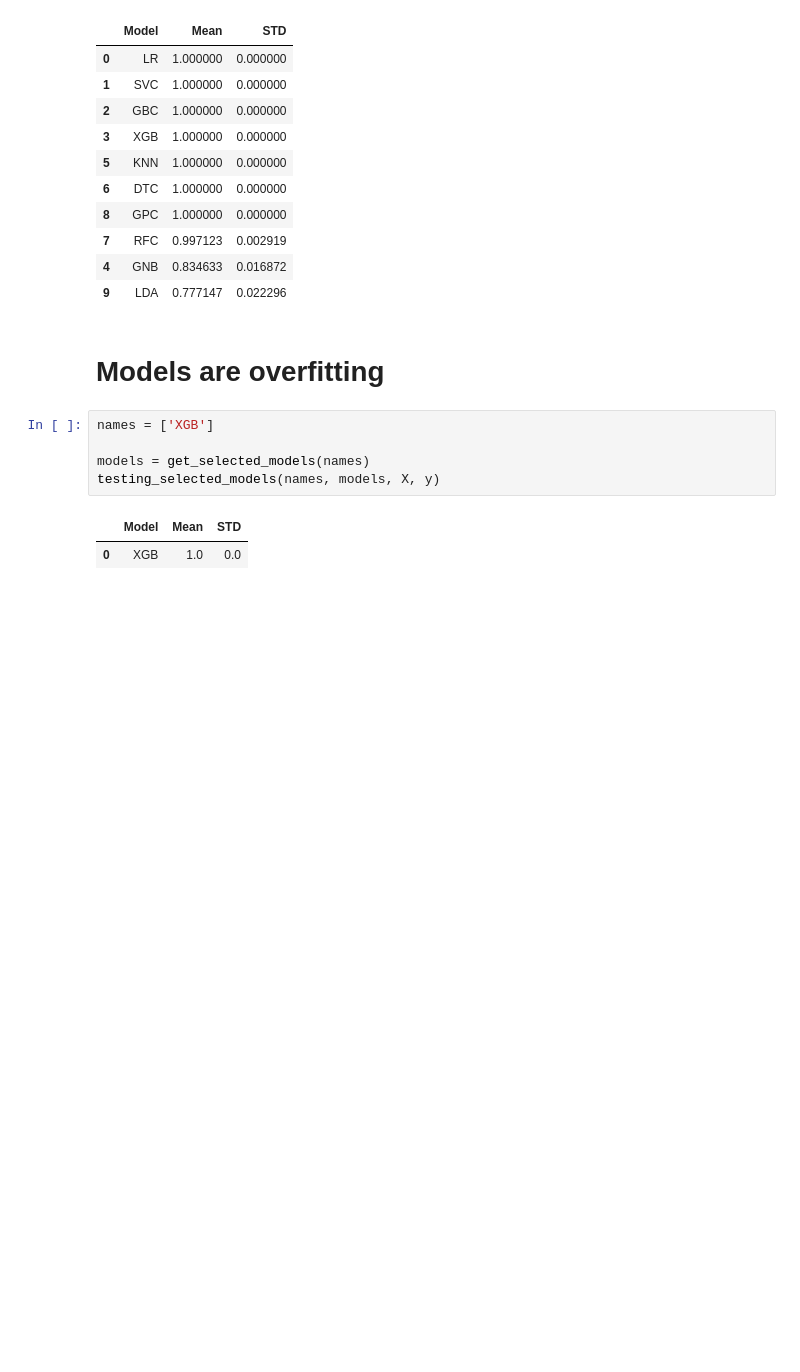
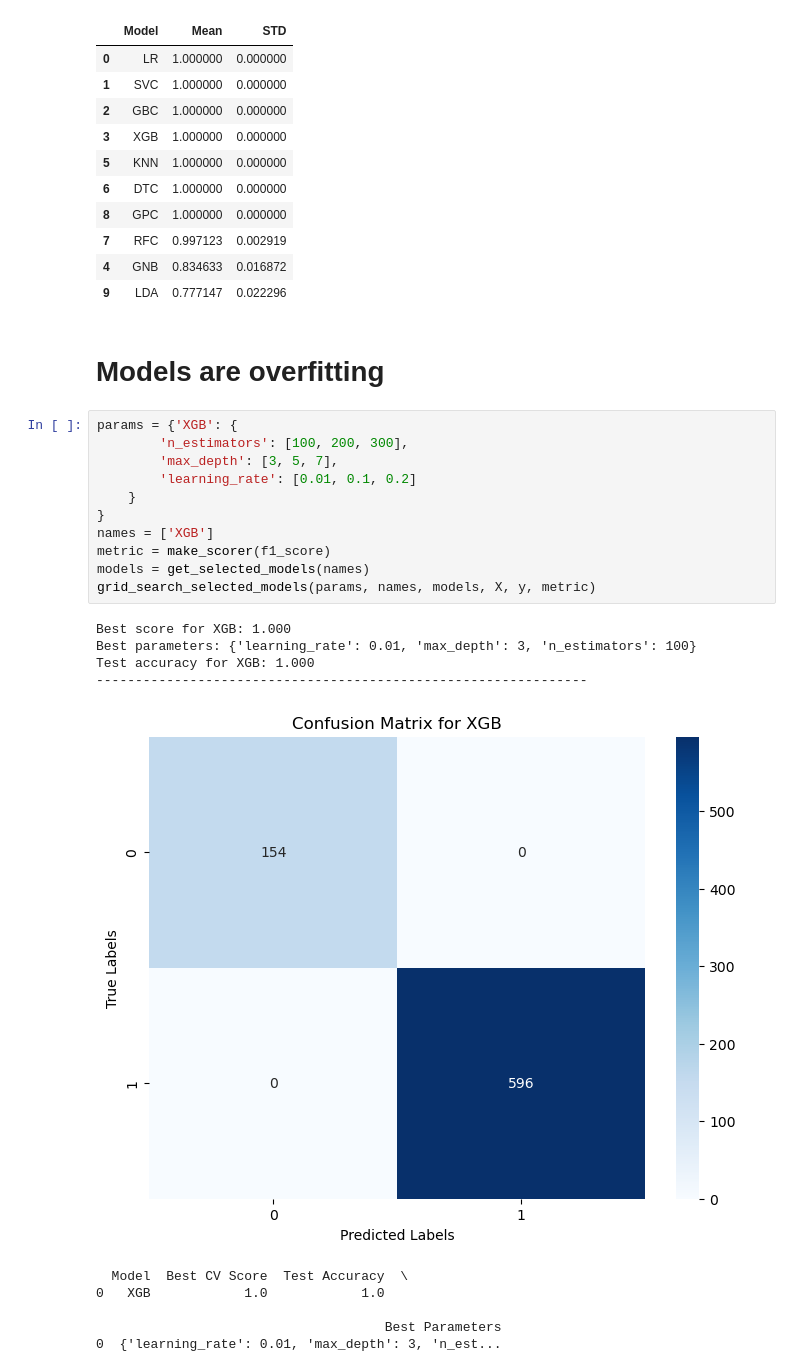
Before and after one commit to MaukanMir/Amaon-Product-Sentioment-Analysis, a Jupyter notebook: training.ipynb, the cells around one changed output. Drawn from its saved outputs; the diff is of its cells as text; blank space fills up the shorter version.

Commit message:
adding new models

```diff
--- a/training.ipynb
+++ b/training.ipynb
@@ -362,11 +360,25 @@ testing_selected_models(names, models, X, y)
 | 9 | LDA | 0.777147 | 0.022296 |
 # %% [markdown]
 # Models are overfitting
-# %%
-names = ['XGB']
-
-models = get_selected_models(names)
-testing_selected_models(names, models, X, y)
-# %% [output]
-|  | Model | Mean | STD |
-| 0 | XGB | 1.0 | 0.0 |
+# %%
+params = {'XGB': {
+        'n_estimators': [100, 200, 300],
+        'max_depth': [3, 5, 7],
+        'learning_rate': [0.01, 0.1, 0.2]
+    }
+}
+names = ['XGB']
+metric = make_scorer(f1_score)
+models = get_selected_models(names)
+grid_search_selected_models(params, names, models, X, y, metric)
+# %% [output]
+Best score for XGB: 1.000
+Best parameters: {'learning_rate': 0.01, 'max_depth': 3, 'n_estimators': 100}
+Test accuracy for XGB: 1.000
+---------------------------------------------------------------
+[figure, added]
+  Model  Best CV Score  Test Accuracy  \
+0   XGB            1.0            1.0
+
+                                     Best Parameters
+0  {'learning_rate': 0.01, 'max_depth': 3, 'n_est...
```
Also changed, not shown: parts of 1 cell of this notebook.
